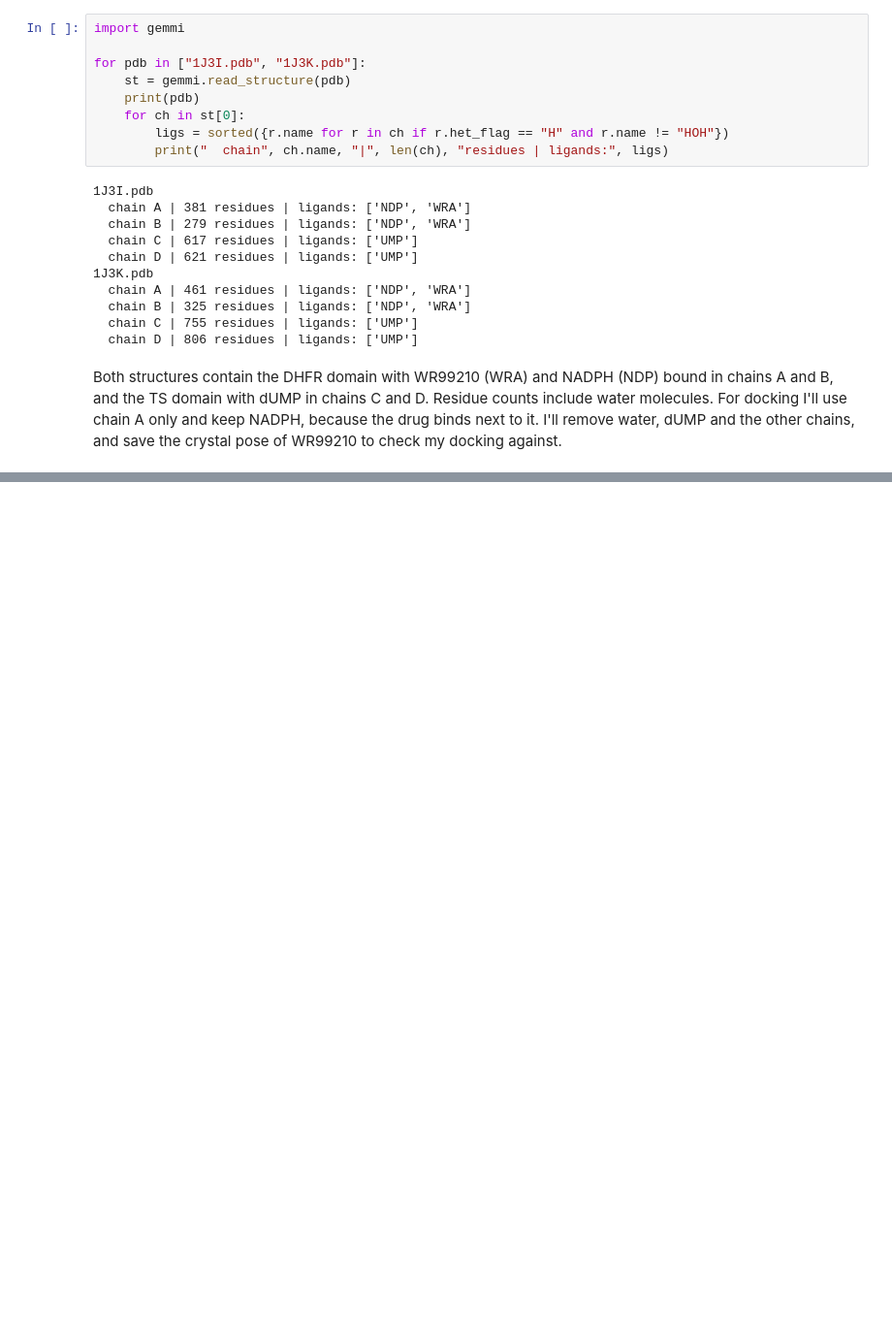
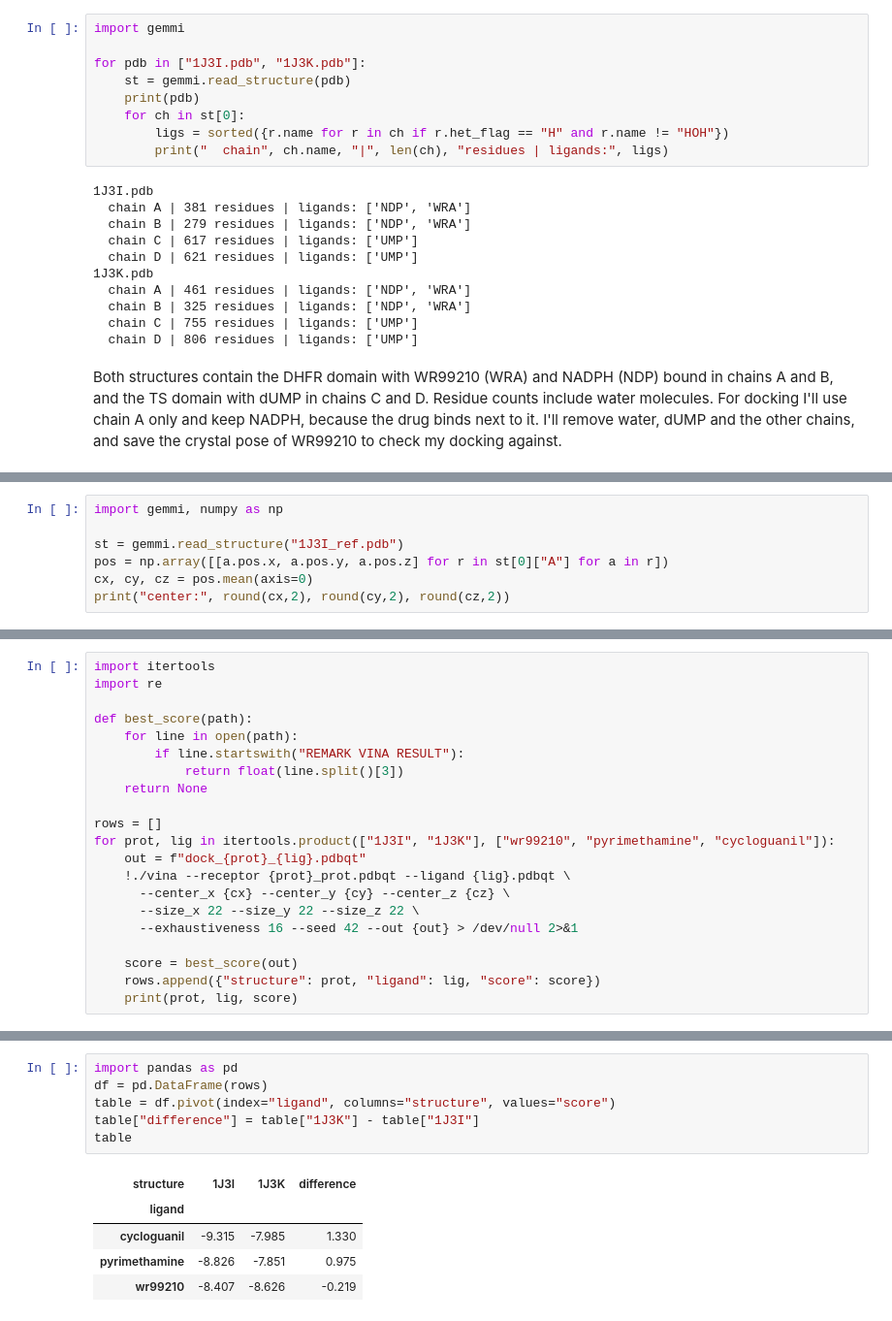
Before and after one commit to alishbakhan21/pfdhfr-docking-resistance, a Jupyter notebook: 01_setup_and_structures.ipynb, the cells around one changed output, grey strips where cells are left out. Shown at 97% size. Drawn from its saved outputs; the diff is of its cells as text; blank space fills up the shorter version.

```diff
--- a/01_setup_and_structures.ipynb
+++ b/01_setup_and_structures.ipynb
@@ -41,0 +177,7 @@ Both structures contain the DHFR domain with WR99210 (WRA) and NADPH (NDP) bound
+# %%
+import gemmi, numpy as np
+
+st = gemmi.read_structure("1J3I_ref.pdb")
+pos = np.array([[a.pos.x, a.pos.y, a.pos.z] for r in st[0]["A"] for a in r])
+cx, cy, cz = pos.mean(axis=0)
+print("center:", round(cx,2), round(cy,2), round(cz,2))
@@ -41,0 +237,21 @@ Both structures contain the DHFR domain with WR99210 (WRA) and NADPH (NDP) bound
+# %%
+import itertools
+import re
+
+def best_score(path):
+    for line in open(path):
+        if line.startswith("REMARK VINA RESULT"):
+            return float(line.split()[3])
+    return None
+
+rows = []
+for prot, lig in itertools.product(["1J3I", "1J3K"], ["wr99210", "pyrimethamine", "cycloguanil"]):
+    out = f"dock_{prot}_{lig}.pdbqt"
+    !./vina --receptor {prot}_prot.pdbqt --ligand {lig}.pdbqt \
+      --center_x {cx} --center_y {cy} --center_z {cz} \
+      --size_x 22 --size_y 22 --size_z 22 \
+      --exhaustiveness 16 --seed 42 --out {out} > /dev/null 2>&1
+
+    score = best_score(out)
+    rows.append({"structure": prot, "ligand": lig, "score": score})
+    print(prot, lig, score)
@@ -41,0 +268,12 @@ Both structures contain the DHFR domain with WR99210 (WRA) and NADPH (NDP) bound
+# %%
+import pandas as pd
+df = pd.DataFrame(rows)
+table = df.pivot(index="ligand", columns="structure", values="score")
+table["difference"] = table["1J3K"] - table["1J3I"]
+table
+# %% [output]
+| structure | 1J3I | 1J3K | difference |
+| ligand |  |  |  |
+| cycloguanil | -9.315 | -7.985 | 1.330 |
+| pyrimethamine | -8.826 | -7.851 | 0.975 |
+| wr99210 | -8.407 | -8.626 | -0.219 |
```
Also changed, not shown: parts of 24 cells of this notebook.
